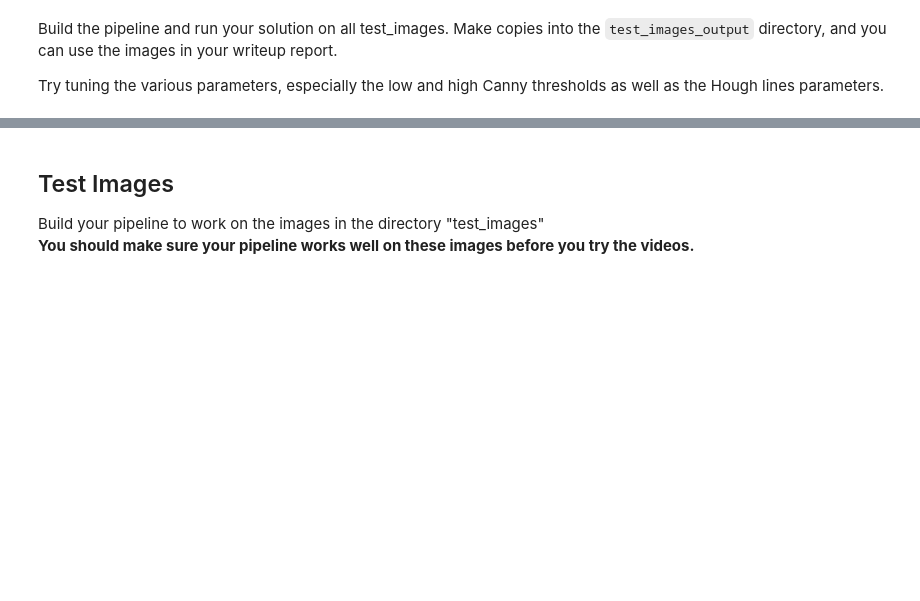
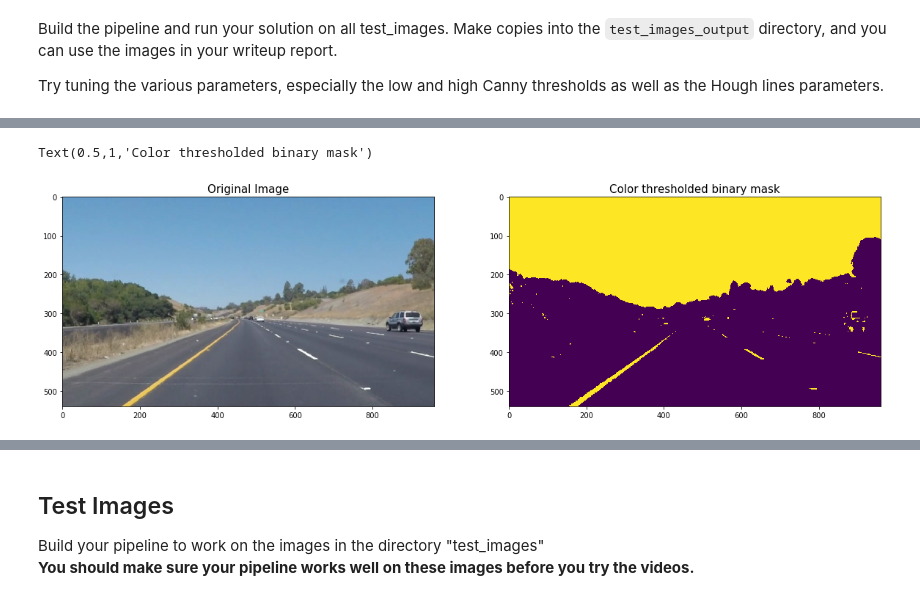
Before and after one commit to JennyLeeStat/Finding_lane_lines, a Jupyter notebook: P1.ipynb, the cells around one changed output, grey strips where cells are left out. Saved outputs shown, nothing was run; the diff lists cells and outputs as text; code cells hidden in the pictures; blank space fills up the shorter version.

```diff
--- a/P1.ipynb
+++ b/P1.ipynb
@@ -231 +314,13 @@ Try tuning the various parameters, especially the low and high Canny thresholds
+# %%
+filepath = 'test_images/solidYellowCurve.jpg'
+img = mpimg.imread(filepath)
+hsv_bin = hsv_select(img, (100, 255), (200, 255))
+f, (ax1, ax2) = plt.subplots(1, 2, figsize=(20, 10))
+ax1.imshow(img)
+ax1.set_title('Original Image', fontsize=15)
+ax2.imshow(hsv_bin)
+ax2.set_title('Color thresholded binary mask', fontsize=15)
+# %% [output]
+Text(0.5,1,'Color thresholded binary mask')
+[figure, added]
 # %%
```
Also changed, not shown: parts of 16 cells of this notebook, 8 other files.
